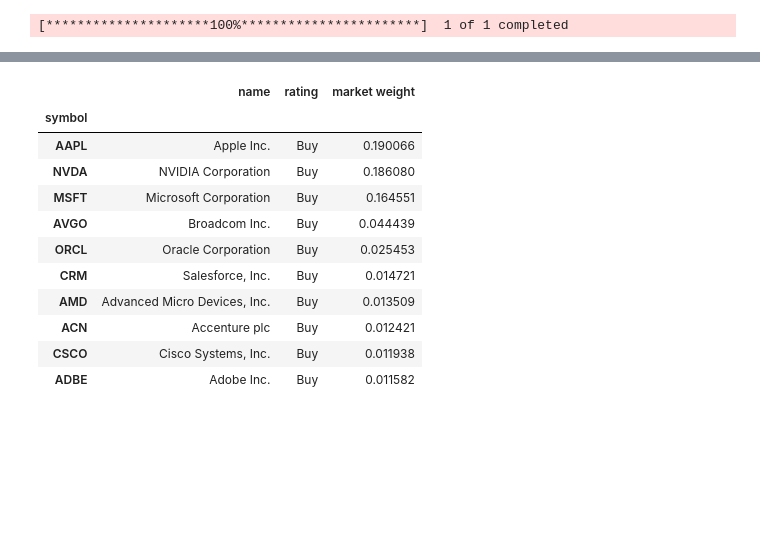
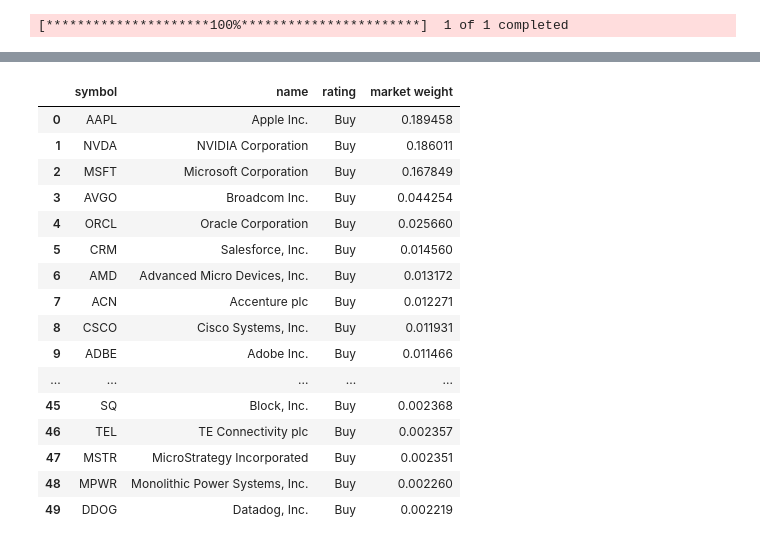
Before and after one commit to rosalia-ce/PFB-Equipo-A, a Jupyter notebook: P_1_2_info_acciones.ipynb, the cells around one changed output, grey strips where cells are left out. Saved outputs shown, nothing was run; the diff lists cells and outputs as text; code cells hidden in the pictures; blank space fills up the shorter version.

```diff
--- a/P_1_2_info_acciones.ipynb
+++ b/P_1_2_info_acciones.ipynb
@@ -421,17 +384,23 @@ upgrades_downgrades.head()
 # %%
-#identificación de las 10 primeras empresas del sector de NVIDIA
-top10sector = yf.Sector("technology").top_companies
-top10sector.head(10)
+#identificación de las empresas del sector de tecnológico
+sector = yf.Sector("technology").top_companies
+sector = sector.reset_index().rename(columns={"index": "symbol"})
+sector
 # %% [output]
-|  | name | rating | market weight |
-| symbol |  |  |  |
-| AAPL | Apple Inc. | Buy | 0.190066 |
-| NVDA | NVIDIA Corporation | Buy | 0.186080 |
-| MSFT | Microsoft Corporation | Buy | 0.164551 |
-| AVGO | Broadcom Inc. | Buy | 0.044439 |
-| ORCL | Oracle Corporation | Buy | 0.025453 |
-| CRM | Salesforce, Inc. | Buy | 0.014721 |
-| AMD | Advanced Micro Devices, Inc. | Buy | 0.013509 |
-| ACN | Accenture plc | Buy | 0.012421 |
-| CSCO | Cisco Systems, Inc. | Buy | 0.011938 |
-| ADBE | Adobe Inc. | Buy | 0.011582 |
+|  | symbol | name | rating | market weight |
+| 0 | AAPL | Apple Inc. | Buy | 0.189458 |
+| 1 | NVDA | NVIDIA Corporation | Buy | 0.186011 |
+| 2 | MSFT | Microsoft Corporation | Buy | 0.167849 |
+| 3 | AVGO | Broadcom Inc. | Buy | 0.044254 |
+| 4 | ORCL | Oracle Corporation | Buy | 0.025660 |
+| 5 | CRM | Salesforce, Inc. | Buy | 0.014560 |
+| 6 | AMD | Advanced Micro Devices, Inc. | Buy | 0.013172 |
+| 7 | ACN | Accenture plc | Buy | 0.012271 |
+| 8 | CSCO | Cisco Systems, Inc. | Buy | 0.011931 |
+| 9 | ADBE | Adobe Inc. | Buy | 0.011466 |
+| ... | ... | ... | ... | ... |
+| 45 | SQ | Block, Inc. | Buy | 0.002368 |
+| 46 | TEL | TE Connectivity plc | Buy | 0.002357 |
+| 47 | MSTR | MicroStrategy Incorporated | Buy | 0.002351 |
+| 48 | MPWR | Monolithic Power Systems, Inc. | Buy | 0.002260 |
+| 49 | DDOG | Datadog, Inc. | Buy | 0.002219 |
```
Also changed, not shown: parts of 30 cells of this notebook.
